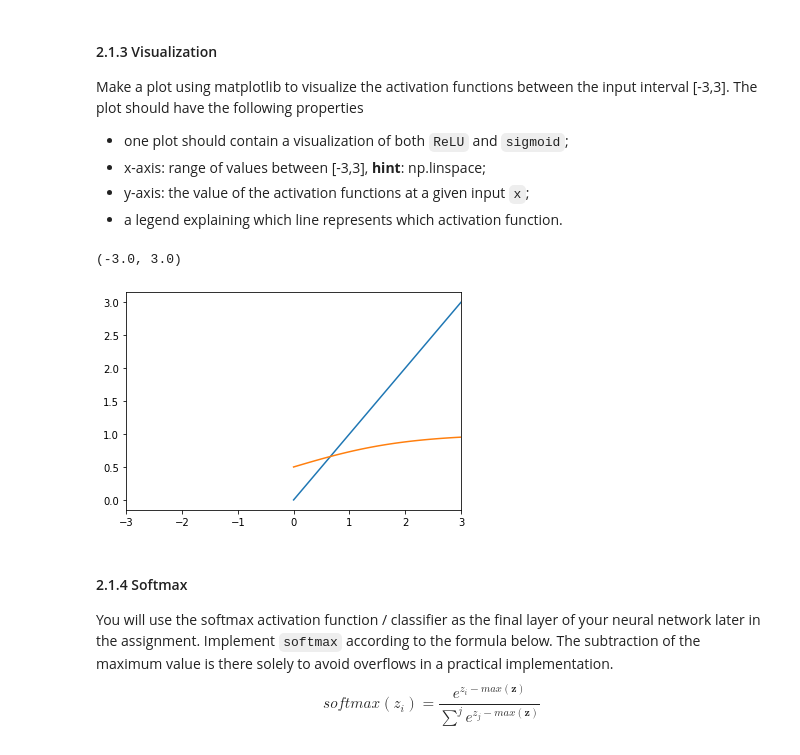
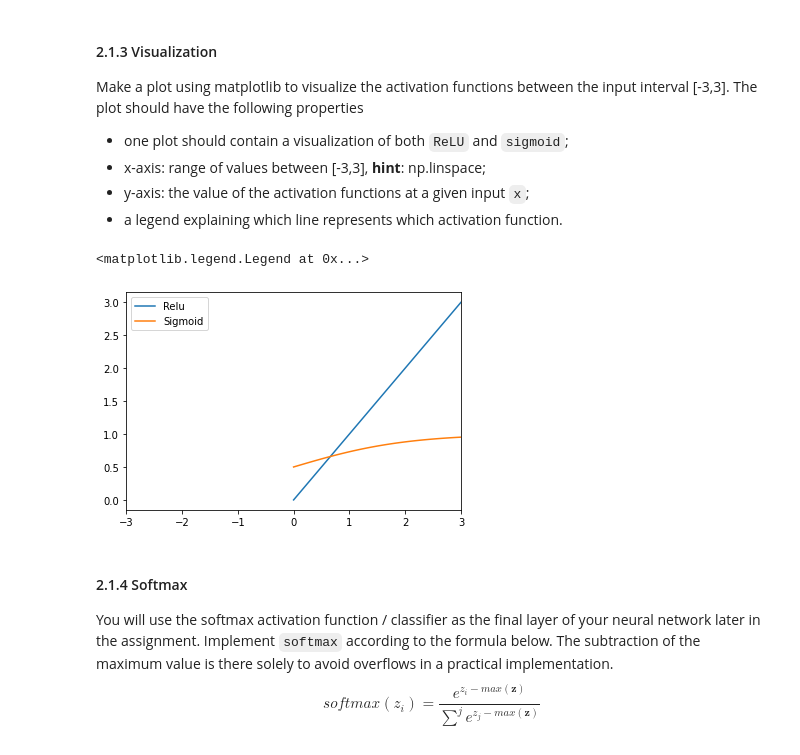
Before and after one commit to minwuh0811/deep-machine-learning, a Jupyter notebook: home-assignments/IHA1/IHA1.ipynb, the cells around one changed output. Cells and saved outputs as stored; diff of their text form; code cells hidden in the pictures.

```diff
--- a/home-assignments/IHA1/IHA1.ipynb
+++ b/home-assignments/IHA1/IHA1.ipynb
@@ -413,16 +413,17 @@ Make a plot using matplotlib to visualize the activation functions between the i
 # %%
 # TODO: make a plot of ReLU and sigmoid values in the interval [-3,3]
 x=np.linspace(-3,3,100)
 y1=relu(x)
 y2=sigmoid(x)
 fig, axes=plt.subplots()
 axes.plot(x,y1)
 axes.plot(x,y2)
 axes.set_xlim([-3,3])
+axes.legend(['Relu', 'Sigmoid'], loc=2)
 # YOUR CODE HERE
 # %% [output]
-(-3.0, 3.0)
+<matplotlib.legend.Legend at 0x...>
-[figure, old version]
+[figure, new version]
 # %% [markdown]
 #### 2.1.4 Softmax
 You will use the softmax activation function / classifier as the final layer of your neural network later in the assignment. Implement `softmax` according to the formula below. The subtraction of the maximum value is there solely to avoid overflows in a practical implementation.
```
Also changed, not shown: parts of 9 cells of this notebook.
